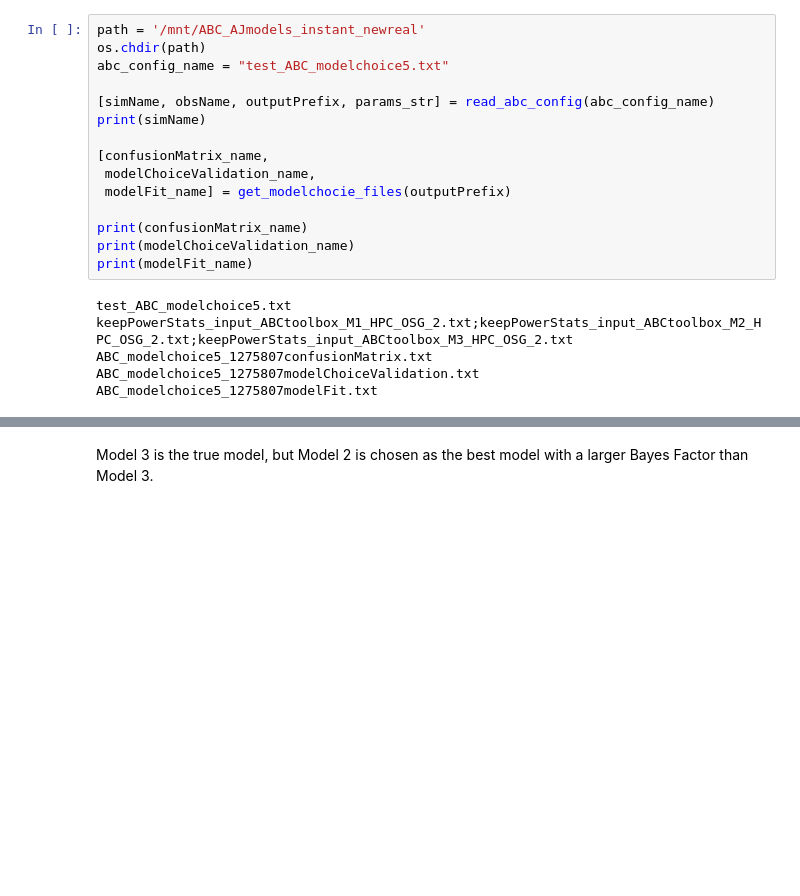
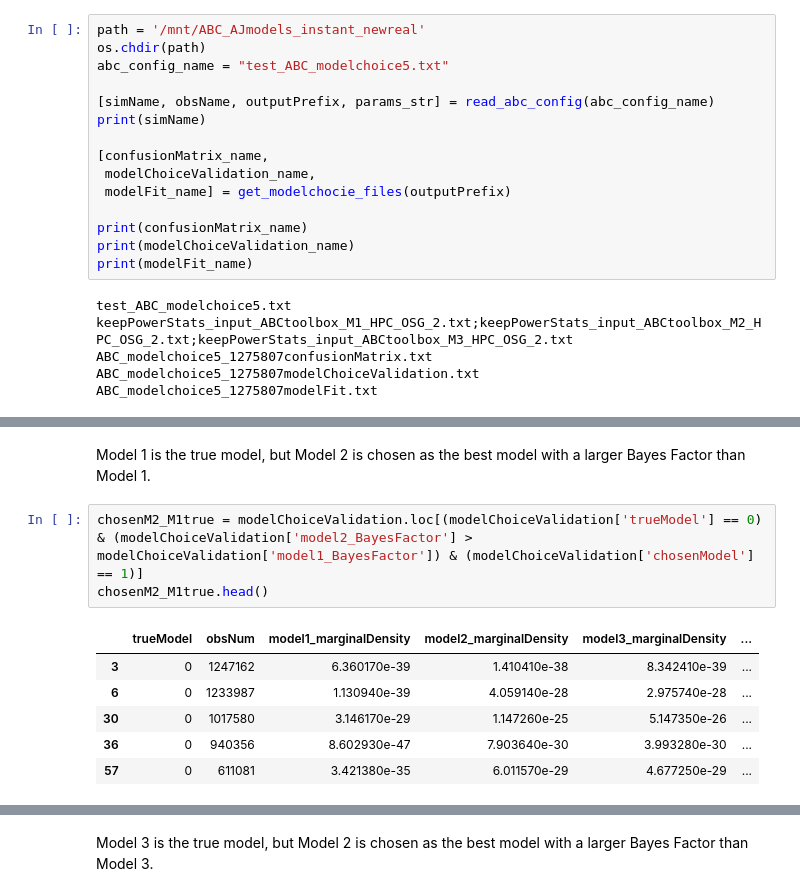
Before and after one commit to agladstein/ABC_results_AJ, a Jupyter notebook: chr1_AJmodels/assess_ABCtoolbox.ipynb, the cells around one changed output, grey strips where cells are left out. Saved outputs shown, nothing was run; the diff lists cells and outputs as text; blank space fills up the shorter version.

```diff
--- a/chr1_AJmodels/assess_ABCtoolbox.ipynb
+++ b/chr1_AJmodels/assess_ABCtoolbox.ipynb
@@ -87,0 +222,12 @@ ABC_modelchoice5_1275807modelFit.txt
+# %% [markdown]
+Model 1 is the true model, but Model 2 is chosen as the best model with a larger Bayes Factor than Model 1.
+# %%
+chosenM2_M1true = modelChoiceValidation.loc[(modelChoiceValidation['trueModel'] == 0) & (modelChoiceValidation['model2_BayesFactor'] > modelChoiceValidation['model1_BayesFactor']) & (modelChoiceValidation['chosenModel'] == 1)]
+chosenM2_M1true.head()
+# %% [output]
+|  | trueModel | obsNum | model1_marginalDensity | model2_marginalDensity | model3_marginalDensity | ... |
+| 3 | 0 | 1247162 | 6.360170e-39 | 1.410410e-38 | 8.342410e-39 | ... |
+| 6 | 0 | 1233987 | 1.130940e-39 | 4.059140e-28 | 2.975740e-28 | ... |
+| 30 | 0 | 1017580 | 3.146170e-29 | 1.147260e-25 | 5.147350e-26 | ... |
+| 36 | 0 | 940356 | 8.602930e-47 | 7.903640e-30 | 3.993280e-30 | ... |
+| 57 | 0 | 611081 | 3.421380e-35 | 6.011570e-29 | 4.677250e-29 | ... |
```
Also changed, not shown: parts of 35 cells of this notebook.
